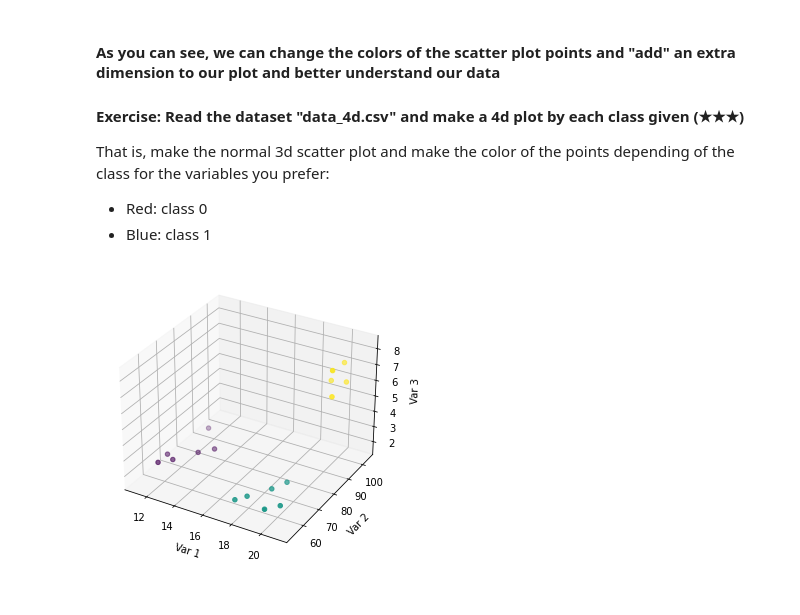
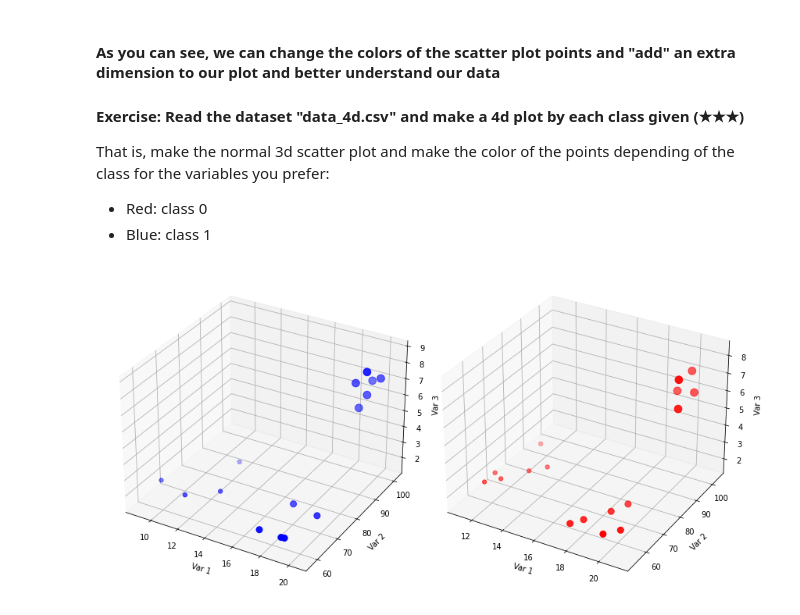
Before and after one commit to spannozzo/machine-learning-prework, a Jupyter notebook: 05-intro_to_data_science/05.1-Intro-to-data_science.ipynb, the cells around one changed output. Saved outputs shown, nothing was run; the diff lists cells and outputs as text; code cells hidden in the pictures.

```diff
--- a/05-intro_to_data_science/05.1-Intro-to-data_science.ipynb
+++ b/05-intro_to_data_science/05.1-Intro-to-data_science.ipynb
@@ -506,29 +506,42 @@ That is, make the normal 3d scatter plot and make the color of the points depend
 # %%
 import pandas as pd
 from mpl_toolkits.mplot3d import Axes3D
 import matplotlib.pyplot as plt
 
 df = pd.read_csv('./assets/data/data_4d.csv',header=1,sep=' ',names=['v1','v2','v3','v4','c'])
 
-#display(df.head(5))
+
 x0 = df['v1'].loc[df['c']==0]
 y0 = df['v2'].loc[df['c']==0]
 z0 = df['v3'].loc[df['c']==0]
 w0 = df['v4'].loc[df['c']==0]
 
 x1 = df['v1'].loc[df['c']==1]
 y1 = df['v2'].loc[df['c']==1]
 z1 = df['v3'].loc[df['c']==1]
 w1 = df['v4'].loc[df['c']==1]
-#display(x.head(5))
+
 
 fig = plt.figure()
-ax = Axes3D(fig)
 
-ax.scatter(x0, y0, z0, c = w0)
-ax.set_xlabel('Var 1')
-ax.set_ylabel('Var 2')
-ax.set_zlabel('Var 3')
+ax0= fig.add_subplot(121, projection='3d')
+
+ax0.scatter(x0, y0, z0, c = ['r'],s=w0)
+ax0.set_xlabel('Var 1')
+ax0.set_ylabel('Var 2')
+ax0.set_zlabel('Var 3')
+
+ax1 = fig.add_subplot(122, projection='3d')
+
+ax1.scatter(x1, y1, z1, c = ['b'],s=w1)
+ax1.set_xlabel('Var 1')
+ax1.set_ylabel('Var 2')
+ax1.set_zlabel('Var 3')
+
+fig.set_size_inches(6, 6)
+fig.subplots_adjust( left=-3,right=5)
+
+plt.tight_layout()
 plt.show()
 # %% [output]
-[figure, old version]
+[figure, new version]
```
Also changed, not shown: 1 other file.
